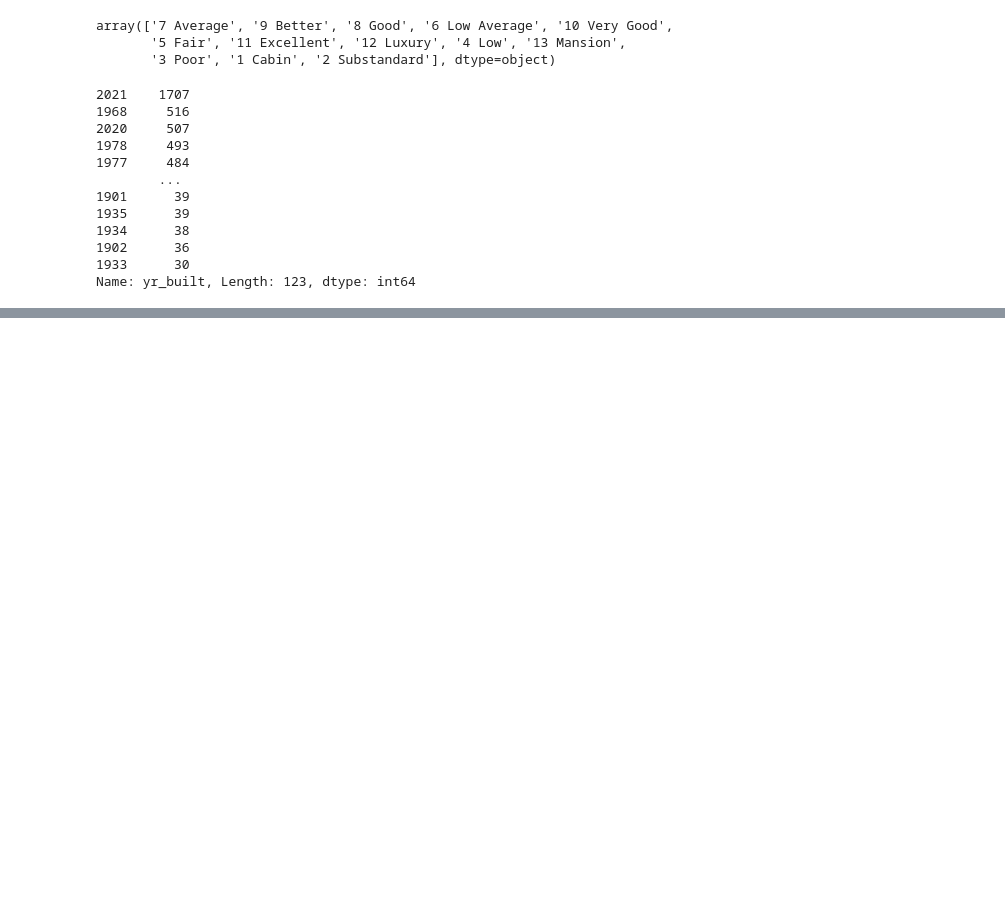
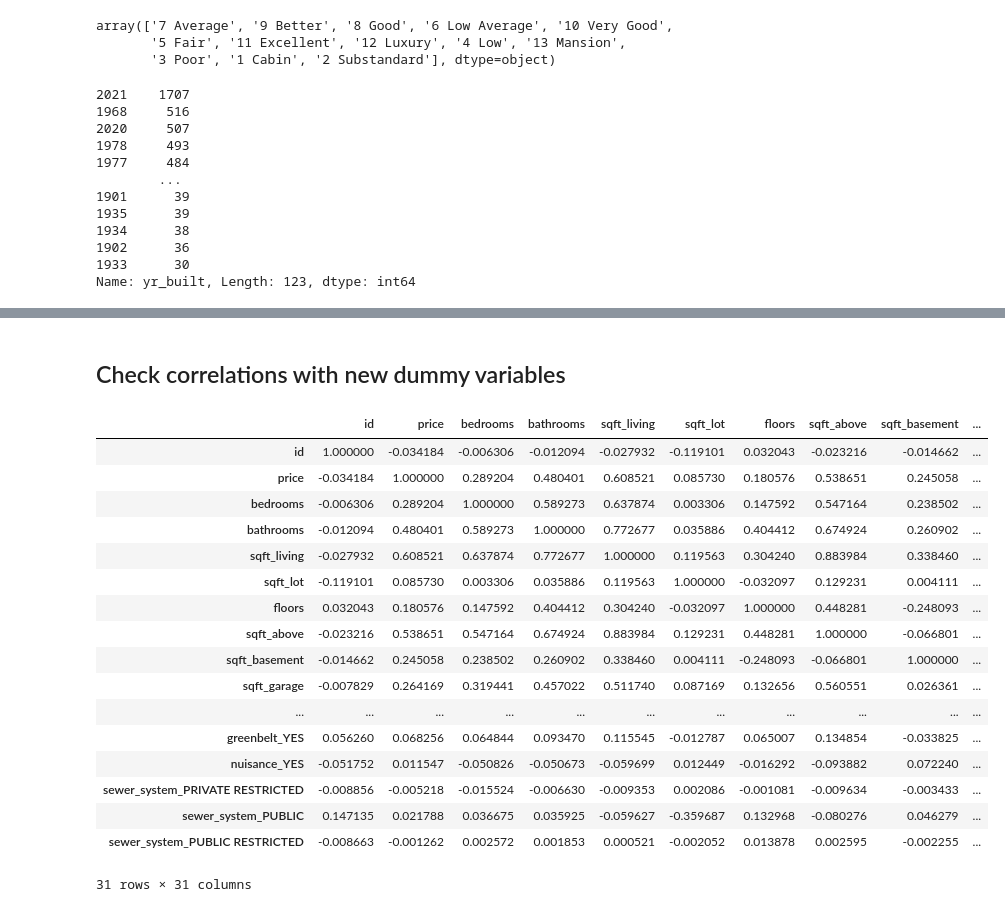
Before and after one commit to jmarksk/RealEstateProject2, a Jupyter notebook: student.ipynb, the cells around one changed output, grey strips where cells are left out. Cells and saved outputs as stored; diff of their text form; code cells hidden in the pictures; blank space fills up the shorter version.

```diff
--- a/student.ipynb
+++ b/student.ipynb
@@ -72,0 +295,2 @@ Name: yr_built, Length: 123, dtype: int64
+# %%
+data_wdum= pd.get_dummies(data, columns = ['waterfront','heat_source','greenbelt','nuisance','sewer_system'], drop_first=True)
@@ -72,0 +317,25 @@ Name: yr_built, Length: 123, dtype: int64
+# %%
+df = data_wdum
+# %% [markdown]
+## Check correlations with new dummy variables
+# %%
+df.corr()
+# %% [output]
+|  | id | price | bedrooms | bathrooms | sqft_living | sqft_lot | floors | sqft_above | sqft_basement | ... |
+| id | 1.000000 | -0.034184 | -0.006306 | -0.012094 | -0.027932 | -0.119101 | 0.032043 | -0.023216 | -0.014662 | ... |
+| price | -0.034184 | 1.000000 | 0.289204 | 0.480401 | 0.608521 | 0.085730 | 0.180576 | 0.538651 | 0.245058 | ... |
+| bedrooms | -0.006306 | 0.289204 | 1.000000 | 0.589273 | 0.637874 | 0.003306 | 0.147592 | 0.547164 | 0.238502 | ... |
+| bathrooms | -0.012094 | 0.480401 | 0.589273 | 1.000000 | 0.772677 | 0.035886 | 0.404412 | 0.674924 | 0.260902 | ... |
+| sqft_living | -0.027932 | 0.608521 | 0.637874 | 0.772677 | 1.000000 | 0.119563 | 0.304240 | 0.883984 | 0.338460 | ... |
+| sqft_lot | -0.119101 | 0.085730 | 0.003306 | 0.035886 | 0.119563 | 1.000000 | -0.032097 | 0.129231 | 0.004111 | ... |
+| floors | 0.032043 | 0.180576 | 0.147592 | 0.404412 | 0.304240 | -0.032097 | 1.000000 | 0.448281 | -0.248093 | ... |
+| sqft_above | -0.023216 | 0.538651 | 0.547164 | 0.674924 | 0.883984 | 0.129231 | 0.448281 | 1.000000 | -0.066801 | ... |
+| sqft_basement | -0.014662 | 0.245058 | 0.238502 | 0.260902 | 0.338460 | 0.004111 | -0.248093 | -0.066801 | 1.000000 | ... |
+| sqft_garage | -0.007829 | 0.264169 | 0.319441 | 0.457022 | 0.511740 | 0.087169 | 0.132656 | 0.560551 | 0.026361 | ... |
+| ... | ... | ... | ... | ... | ... | ... | ... | ... | ... | ... |
+| greenbelt_YES | 0.056260 | 0.068256 | 0.064844 | 0.093470 | 0.115545 | -0.012787 | 0.065007 | 0.134854 | -0.033825 | ... |
+| nuisance_YES | -0.051752 | 0.011547 | -0.050826 | -0.050673 | -0.059699 | 0.012449 | -0.016292 | -0.093882 | 0.072240 | ... |
+| sewer_system_PRIVATE RESTRICTED | -0.008856 | -0.005218 | -0.015524 | -0.006630 | -0.009353 | 0.002086 | -0.001081 | -0.009634 | -0.003433 | ... |
+| sewer_system_PUBLIC | 0.147135 | 0.021788 | 0.036675 | 0.035925 | -0.059627 | -0.359687 | 0.132968 | -0.080276 | 0.046279 | ... |
+| sewer_system_PUBLIC RESTRICTED | -0.008663 | -0.001262 | 0.002572 | 0.001853 | 0.000521 | -0.002052 | 0.013878 | 0.002595 | -0.002255 | ... |
+31 rows × 31 columns
```
Also changed, not shown: parts of 44 cells of this notebook.
